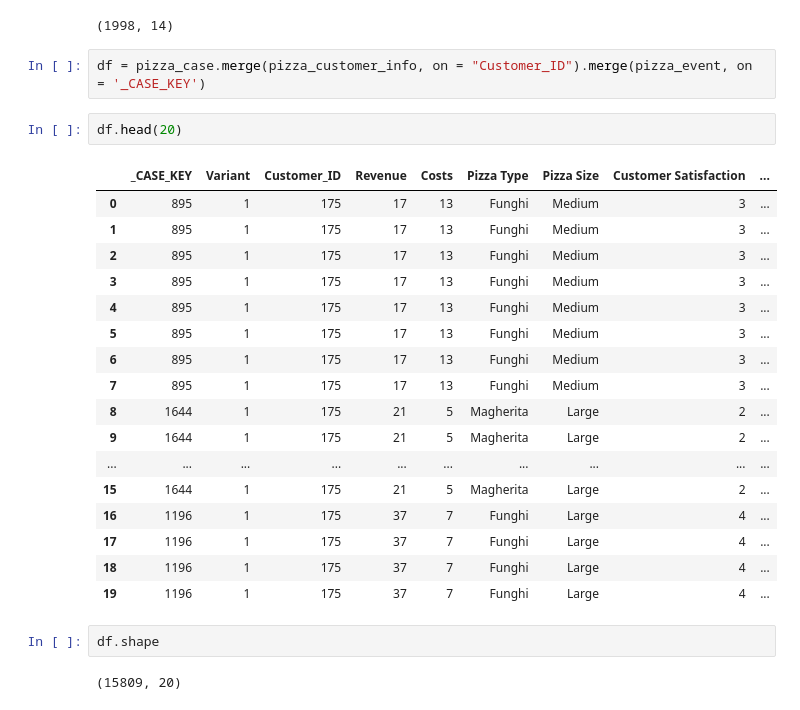
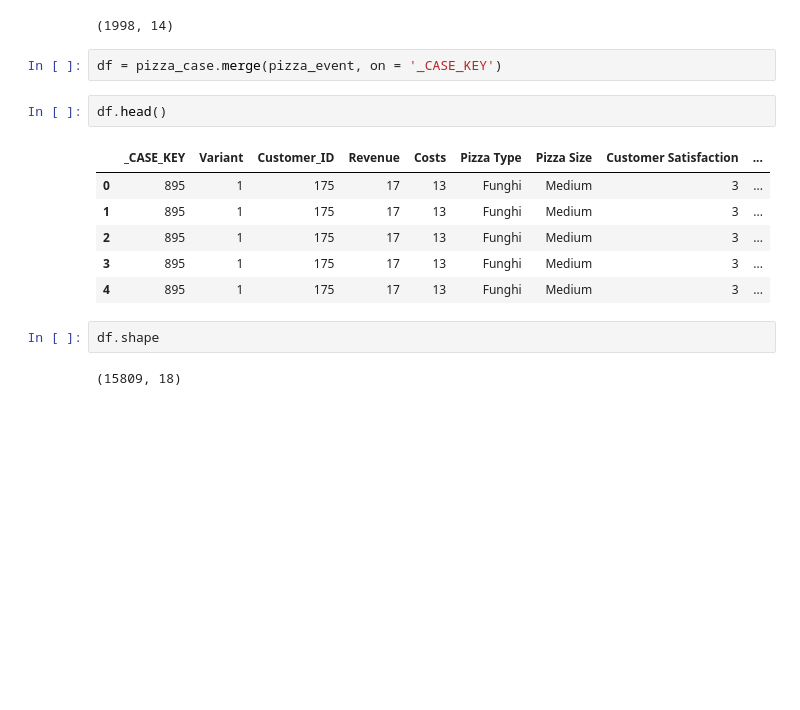
Before and after one commit to pandey-tushar/Datathon-21, a Jupyter notebook: Dataset-cleaning.ipynb, the cells around one changed output. Cells and saved outputs as stored; diff of their text form; blank space fills up the shorter version.

```diff
--- a/Dataset-cleaning.ipynb
+++ b/Dataset-cleaning.ipynb
@@ -18,29 +18,18 @@ pizza_case.shape
 # %% [output]
 (1998, 14)
 # %%
-df = pizza_case.merge(pizza_customer_info, on = "Customer_ID").merge(pizza_event, on = '_CASE_KEY')
+df = pizza_case.merge(pizza_event, on = '_CASE_KEY')
 # %%
-df.head(20)
+df.head()
 # %% [output]
 |  | _CASE_KEY | Variant | Customer_ID | Revenue | Costs | Pizza Type | Pizza Size | Customer Satisfaction | ... |
 | 0 | 895 | 1 | 175 | 17 | 13 | Funghi | Medium | 3 | ... |
 | 1 | 895 | 1 | 175 | 17 | 13 | Funghi | Medium | 3 | ... |
 | 2 | 895 | 1 | 175 | 17 | 13 | Funghi | Medium | 3 | ... |
 | 3 | 895 | 1 | 175 | 17 | 13 | Funghi | Medium | 3 | ... |
 | 4 | 895 | 1 | 175 | 17 | 13 | Funghi | Medium | 3 | ... |
-| 5 | 895 | 1 | 175 | 17 | 13 | Funghi | Medium | 3 | ... |
-| 6 | 895 | 1 | 175 | 17 | 13 | Funghi | Medium | 3 | ... |
-| 7 | 895 | 1 | 175 | 17 | 13 | Funghi | Medium | 3 | ... |
-| 8 | 1644 | 1 | 175 | 21 | 5 | Magherita | Large | 2 | ... |
-| 9 | 1644 | 1 | 175 | 21 | 5 | Magherita | Large | 2 | ... |
-| ... | ... | ... | ... | ... | ... | ... | ... | ... | ... |
-| 15 | 1644 | 1 | 175 | 21 | 5 | Magherita | Large | 2 | ... |
-| 16 | 1196 | 1 | 175 | 37 | 7 | Funghi | Large | 4 | ... |
-| 17 | 1196 | 1 | 175 | 37 | 7 | Funghi | Large | 4 | ... |
-| 18 | 1196 | 1 | 175 | 37 | 7 | Funghi | Large | 4 | ... |
-| 19 | 1196 | 1 | 175 | 37 | 7 | Funghi | Large | 4 | ... |
 # %%
 df.shape
 # %% [output]
-(15809, 20)
+(15809, 18)
 # %%
```
Also changed, not shown: parts of 5 cells of this notebook.
